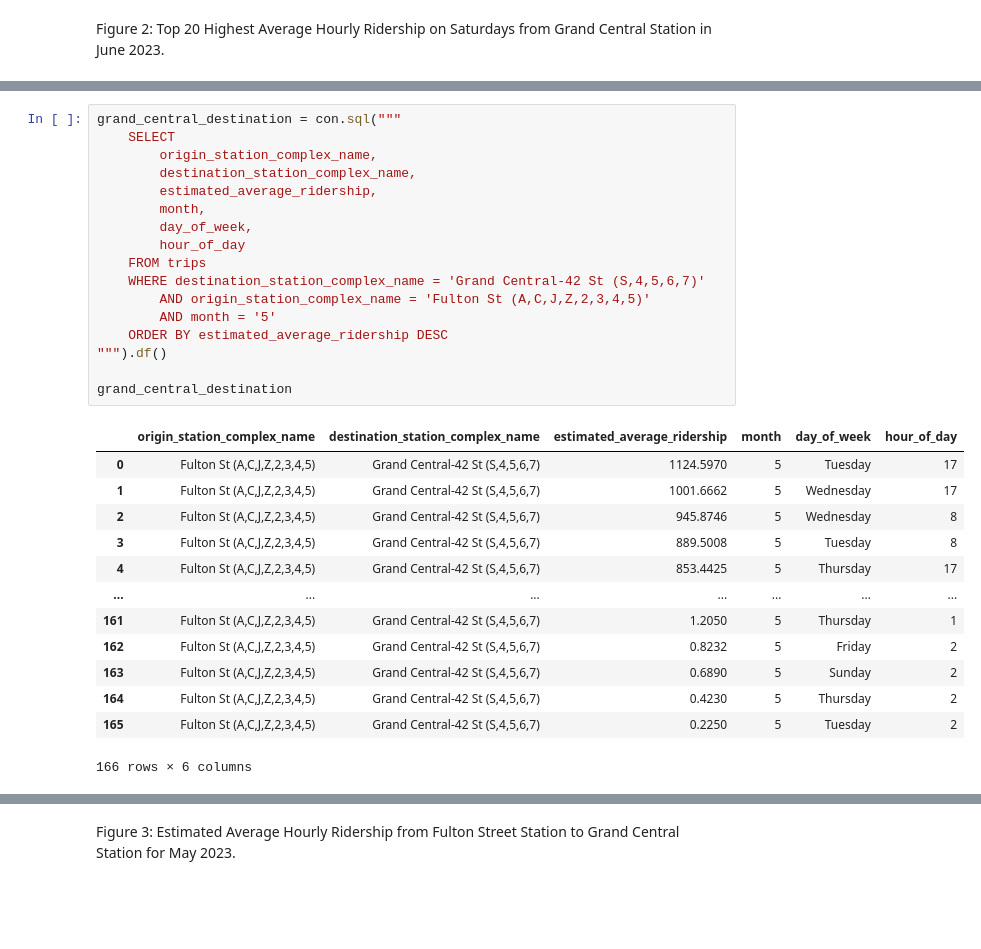
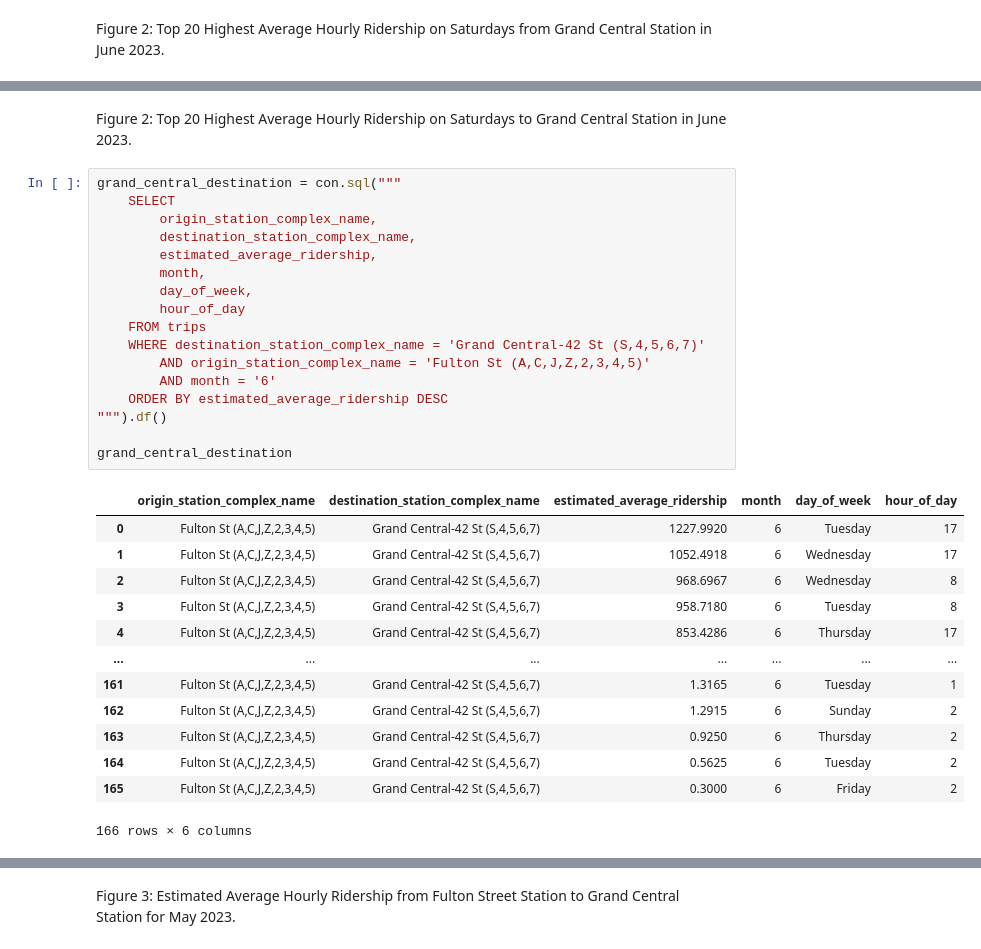
Before and after one commit to mebauer/mta-data, a Jupyter notebook: subway-trips.ipynb, the cells around one changed output, grey strips where cells are left out. Cells and saved outputs as stored; diff of their text form; blank space fills up the shorter version.

Commit message:
adding addition tables for greater insights

```diff
--- a/subway-trips.ipynb
+++ b/subway-trips.ipynb
@@ -429,33 +734,35 @@ Figure 2: Top 20 Highest Average Hourly Ridership on Saturdays from Grand Centra
+# %% [markdown]
+Figure 2: Top 20 Highest Average Hourly Ridership on Saturdays to Grand Central Station in June 2023.
 # %%
 grand_central_destination = con.sql("""
     SELECT
         origin_station_complex_name,
         destination_station_complex_name,
         estimated_average_ridership,
         month,
         day_of_week,
         hour_of_day
     FROM trips
     WHERE destination_station_complex_name = 'Grand Central-42 St (S,4,5,6,7)'
         AND origin_station_complex_name = 'Fulton St (A,C,J,Z,2,3,4,5)'
-        AND month = '5'
+        AND month = '6'
     ORDER BY estimated_average_ridership DESC
 """).df()
 
 grand_central_destination
 # %% [output]
 |  | origin_station_complex_name | destination_station_complex_name | estimated_average_ridership | month | day_of_week | hour_of_day |
-| 0 | Fulton St (A,C,J,Z,2,3,4,5) | Grand Central-42 St (S,4,5,6,7) | 1124.5970 | 5 | Tuesday | 17 |
-| 1 | Fulton St (A,C,J,Z,2,3,4,5) | Grand Central-42 St (S,4,5,6,7) | 1001.6662 | 5 | Wednesday | 17 |
-| 2 | Fulton St (A,C,J,Z,2,3,4,5) | Grand Central-42 St (S,4,5,6,7) | 945.8746 | 5 | Wednesday | 8 |
-| 3 | Fulton St (A,C,J,Z,2,3,4,5) | Grand Central-42 St (S,4,5,6,7) | 889.5008 | 5 | Tuesday | 8 |
-| 4 | Fulton St (A,C,J,Z,2,3,4,5) | Grand Central-42 St (S,4,5,6,7) | 853.4425 | 5 | Thursday | 17 |
+| 0 | Fulton St (A,C,J,Z,2,3,4,5) | Grand Central-42 St (S,4,5,6,7) | 1227.9920 | 6 | Tuesday | 17 |
+| 1 | Fulton St (A,C,J,Z,2,3,4,5) | Grand Central-42 St (S,4,5,6,7) | 1052.4918 | 6 | Wednesday | 17 |
+| 2 | Fulton St (A,C,J,Z,2,3,4,5) | Grand Central-42 St (S,4,5,6,7) | 968.6967 | 6 | Wednesday | 8 |
+| 3 | Fulton St (A,C,J,Z,2,3,4,5) | Grand Central-42 St (S,4,5,6,7) | 958.7180 | 6 | Tuesday | 8 |
+| 4 | Fulton St (A,C,J,Z,2,3,4,5) | Grand Central-42 St (S,4,5,6,7) | 853.4286 | 6 | Thursday | 17 |
 | ... | ... | ... | ... | ... | ... | ... |
-| 161 | Fulton St (A,C,J,Z,2,3,4,5) | Grand Central-42 St (S,4,5,6,7) | 1.2050 | 5 | Thursday | 1 |
-| 162 | Fulton St (A,C,J,Z,2,3,4,5) | Grand Central-42 St (S,4,5,6,7) | 0.8232 | 5 | Friday | 2 |
-| 163 | Fulton St (A,C,J,Z,2,3,4,5) | Grand Central-42 St (S,4,5,6,7) | 0.6890 | 5 | Sunday | 2 |
-| 164 | Fulton St (A,C,J,Z,2,3,4,5) | Grand Central-42 St (S,4,5,6,7) | 0.4230 | 5 | Thursday | 2 |
-| 165 | Fulton St (A,C,J,Z,2,3,4,5) | Grand Central-42 St (S,4,5,6,7) | 0.2250 | 5 | Tuesday | 2 |
+| 161 | Fulton St (A,C,J,Z,2,3,4,5) | Grand Central-42 St (S,4,5,6,7) | 1.3165 | 6 | Tuesday | 1 |
+| 162 | Fulton St (A,C,J,Z,2,3,4,5) | Grand Central-42 St (S,4,5,6,7) | 1.2915 | 6 | Sunday | 2 |
+| 163 | Fulton St (A,C,J,Z,2,3,4,5) | Grand Central-42 St (S,4,5,6,7) | 0.9250 | 6 | Thursday | 2 |
+| 164 | Fulton St (A,C,J,Z,2,3,4,5) | Grand Central-42 St (S,4,5,6,7) | 0.5625 | 6 | Tuesday | 2 |
+| 165 | Fulton St (A,C,J,Z,2,3,4,5) | Grand Central-42 St (S,4,5,6,7) | 0.3000 | 6 | Friday | 2 |
 166 rows × 6 columns
 # %%
 fig, ax = plt.subplots(figsize=(8, 6))
```
Also changed, not shown: parts of 32 cells of this notebook, 6 other files.
